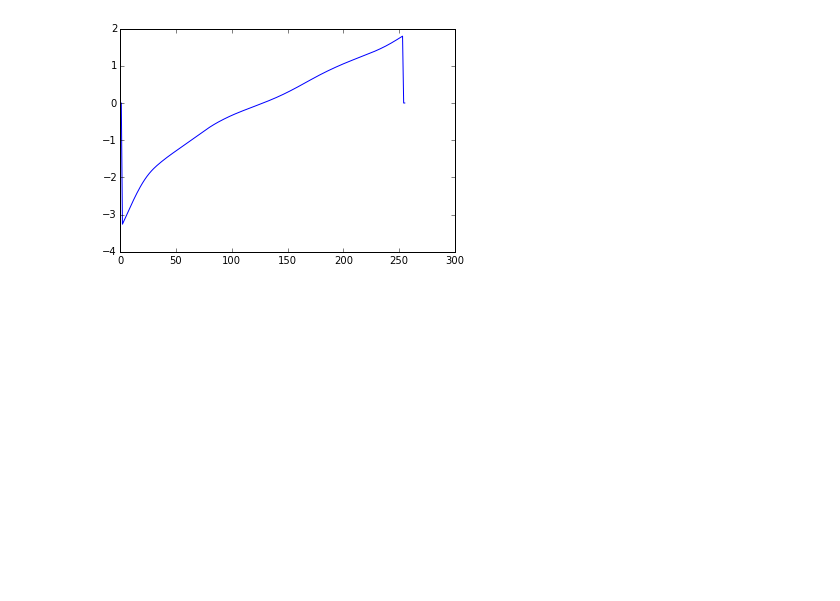
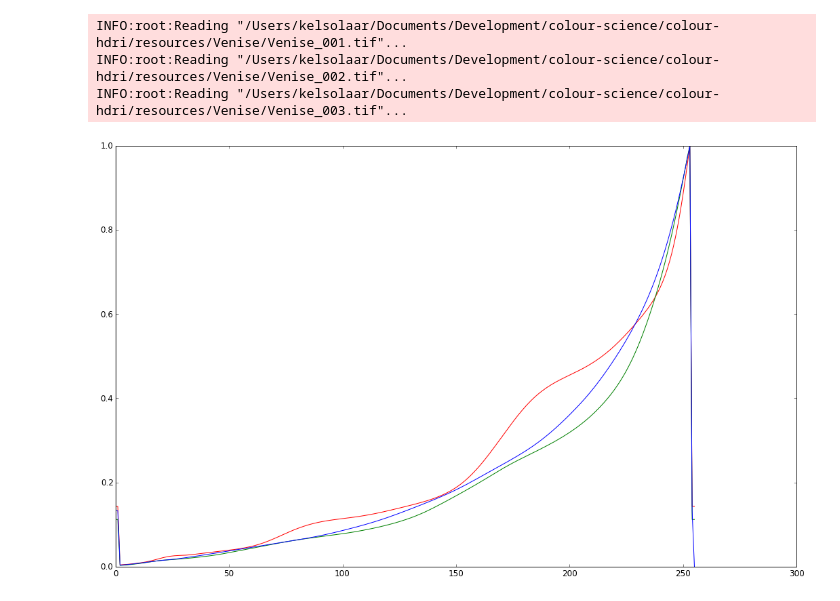
Before and after one commit to colour-science/colour-hdri, a Jupyter notebook: colour_hdri/ramblings_004.ipynb, the cells around one changed output. Saved outputs shown, nothing was run; the diff lists cells and outputs as text; code cells hidden in the pictures; blank space fills up the shorter version.

Commit message:
Implement support for Debevec (1997) camera response function computation.

```diff
--- a/colour_hdri/ramblings_004.ipynb
+++ b/colour_hdri/ramblings_004.ipynb
@@ -1013,7 +1,54 @@ l = 30
-# %%
-g, LE = g_solve(Z, B, l)
-
-pylab.plot(g)
-pylab.show()
-# %% [output]
-[figure, removed]
+# %%
+%matplotlib inline
+
+import glob
+import logging
+import numpy as np
+import pylab
+from fractions import Fraction
+
+import colour
+from colour import tsplit, tstack
+from colour.plotting import *
+
+from colour_hdri.camera_response_functions import g_solve, samples_Grossberg
+from colour_hdri.exif import get_exif_data
+from colour_hdri.exposure import exposure_value, average_luminance
+from colour_hdri.image import Image, ImageStack, Metadata
+from colour_hdri.weighting_functions import weighting_function_Debevec1997
+
+LOGGER = logging.getLogger()
+LOGGER.setLevel(logging.DEBUG)
+
+DIRECTORY = '/Users/kelsolaar/Documents/Development/colour-science/colour-hdri/resources/Venise/'
+TIF_FILES = glob.glob('{0}/*.tif'.format(DIRECTORY))
+
+
+def process(tif_files):
+    images_stack = ImageStack()
+    for tif_file in tif_files:
+        LOGGER.info('Reading "{}"...'.format(tif_file))
+        exif_data = get_exif_data(tif_file)
+        f_number = float(exif_data['EXIF']['F Number'][0])
+        exposure_time = float(Fraction(
+            exif_data['EXIF']['Exposure Time'][0]))
+        iso = float(exif_data['EXIF']['ISO'][0])
+
+        images_stack.append(Image(tif_file,
+                            colour.read_image(tif_file),
+                            Metadata(f_number, exposure_time, iso)))
+
+    RGB_f = camera_response_function_Debevec1997(images_stack)
+    RGB_f[np.isinf(RGB_f)] = 1
+    RGB_f /= np.max(RGB_f, axis=0)
+
+    pylab.plot(RGB_f)
+    pylab.show()
+
+
+process(TIF_FILES)
+# %% [output]
+INFO:root:Reading "/Users/kelsolaar/Documents/Development/colour-science/colour-hdri/resources/Venise/Venise_001.tif"...
+INFO:root:Reading "/Users/kelsolaar/Documents/Development/colour-science/colour-hdri/resources/Venise/Venise_002.tif"...
+INFO:root:Reading "/Users/kelsolaar/Documents/Development/colour-science/colour-hdri/resources/Venise/Venise_003.tif"...
+[figure, added]
```
Also changed, not shown: parts of 1 cell of this notebook, 1 other file.
